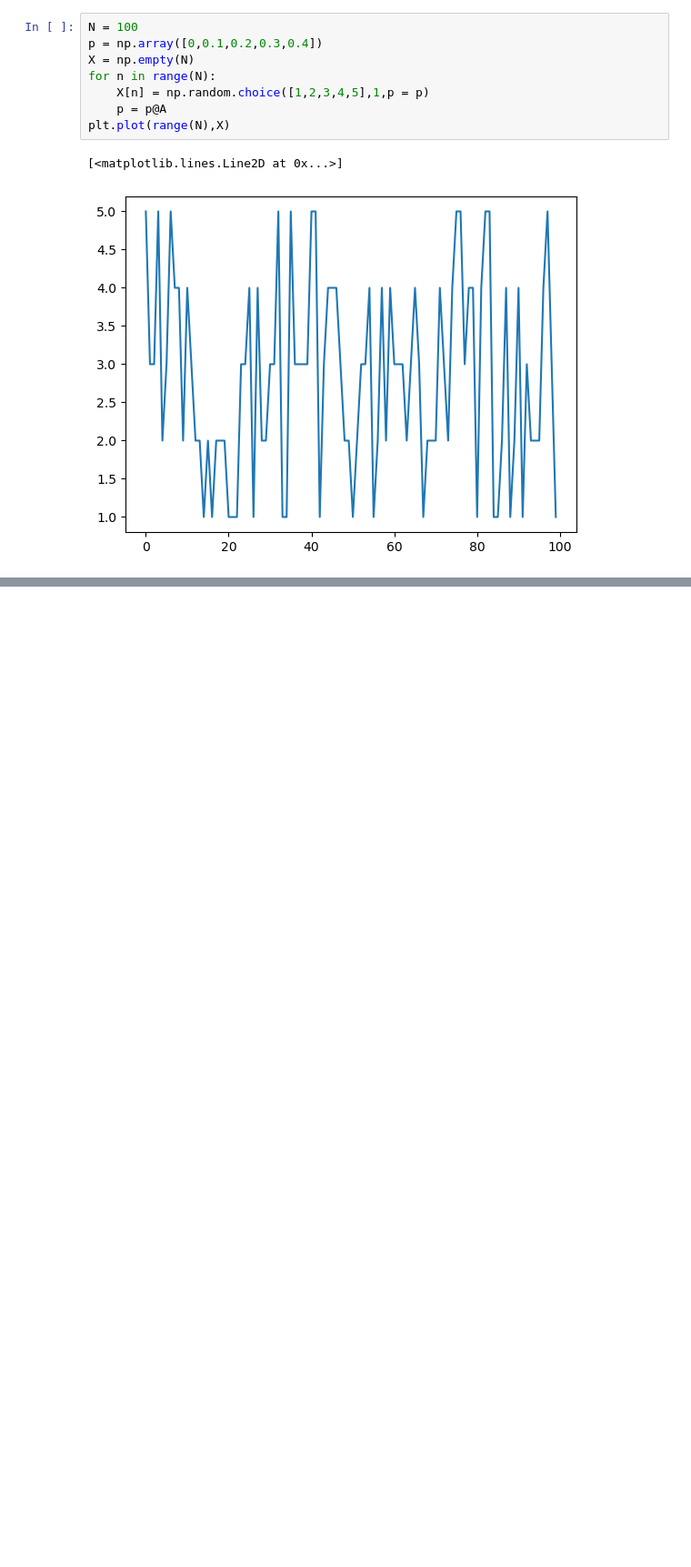
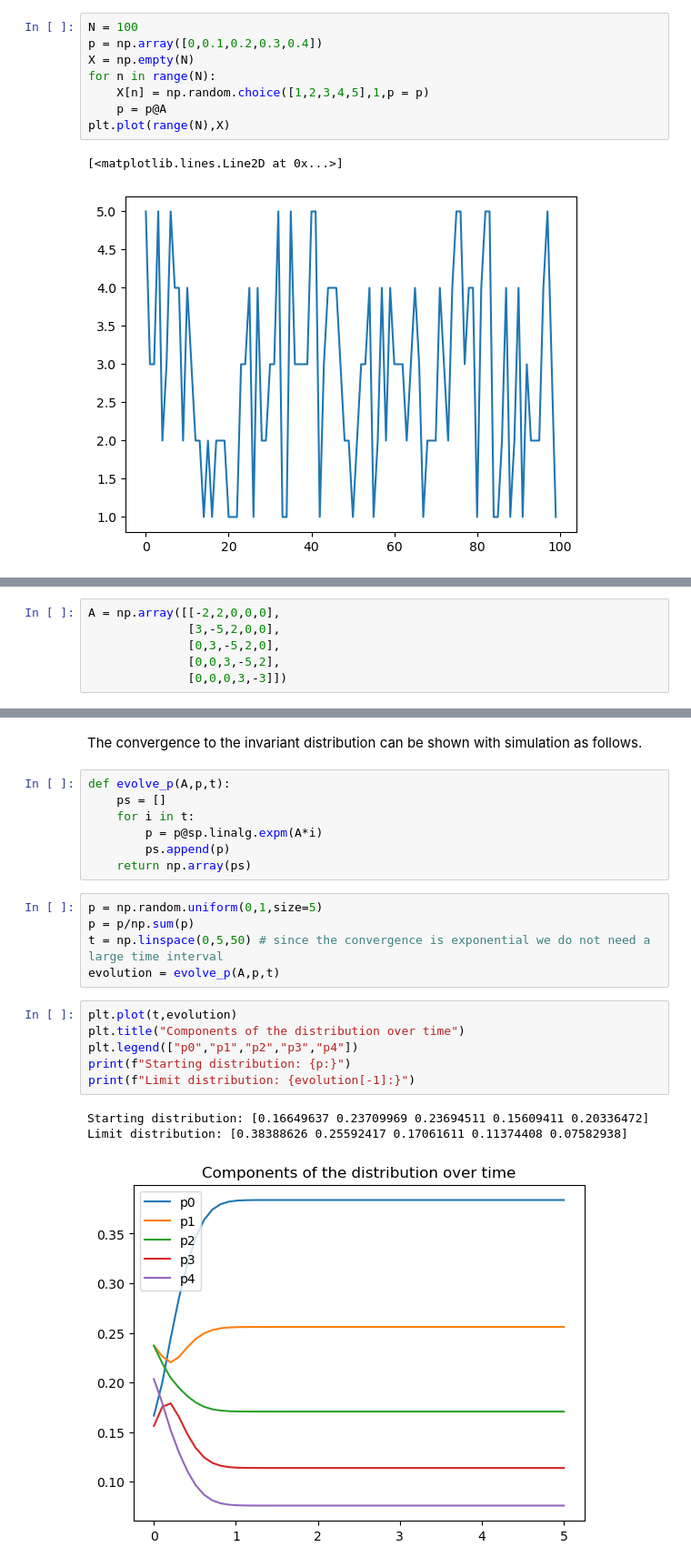
Before and after one commit to Gabriele-Codega/StochasticModelling2022-2023, a Jupyter notebook: SecondAssignment.ipynb, the cells around one changed output, grey strips where cells are left out. Shown at 91% size. Drawn from its saved outputs; the diff is of its cells as text; blank space fills up the shorter version.

```diff
--- a/SecondAssignment.ipynb
+++ b/SecondAssignment.ipynb
@@ -124,0 +127,6 @@ plt.plot(range(N),X)
+# %%
+A = np.array([[-2,2,0,0,0],
+              [3,-5,2,0,0],
+              [0,3,-5,2,0],
+              [0,0,3,-5,2],
+              [0,0,0,3,-3]])
@@ -124,0 +198,24 @@ plt.plot(range(N),X)
+# %% [markdown]
+The convergence to the invariant distribution can be shown with simulation as follows.
+# %%
+def evolve_p(A,p,t):
+    ps = []
+    for i in t:
+        p = p@sp.linalg.expm(A*i)
+        ps.append(p)
+    return np.array(ps)
+# %%
+p = np.random.uniform(0,1,size=5)
+p = p/np.sum(p)
+t = np.linspace(0,5,50) # since the convergence is exponential we do not need a large time interval
+evolution = evolve_p(A,p,t)
+# %%
+plt.plot(t,evolution)
+plt.title("Components of the distribution over time")
+plt.legend(["p0","p1","p2","p3","p4"])
+print(f"Starting distribution: {p:}")
+print(f"Limit distribution: {evolution[-1]:}")
+# %% [output]
+Starting distribution: [0.16649637 0.23709969 0.23694511 0.15609411 0.20336472]
+Limit distribution: [0.38388626 0.25592417 0.17061611 0.11374408 0.07582938]
+[figure, added]
```
Also changed, not shown: parts of 11 cells of this notebook.
